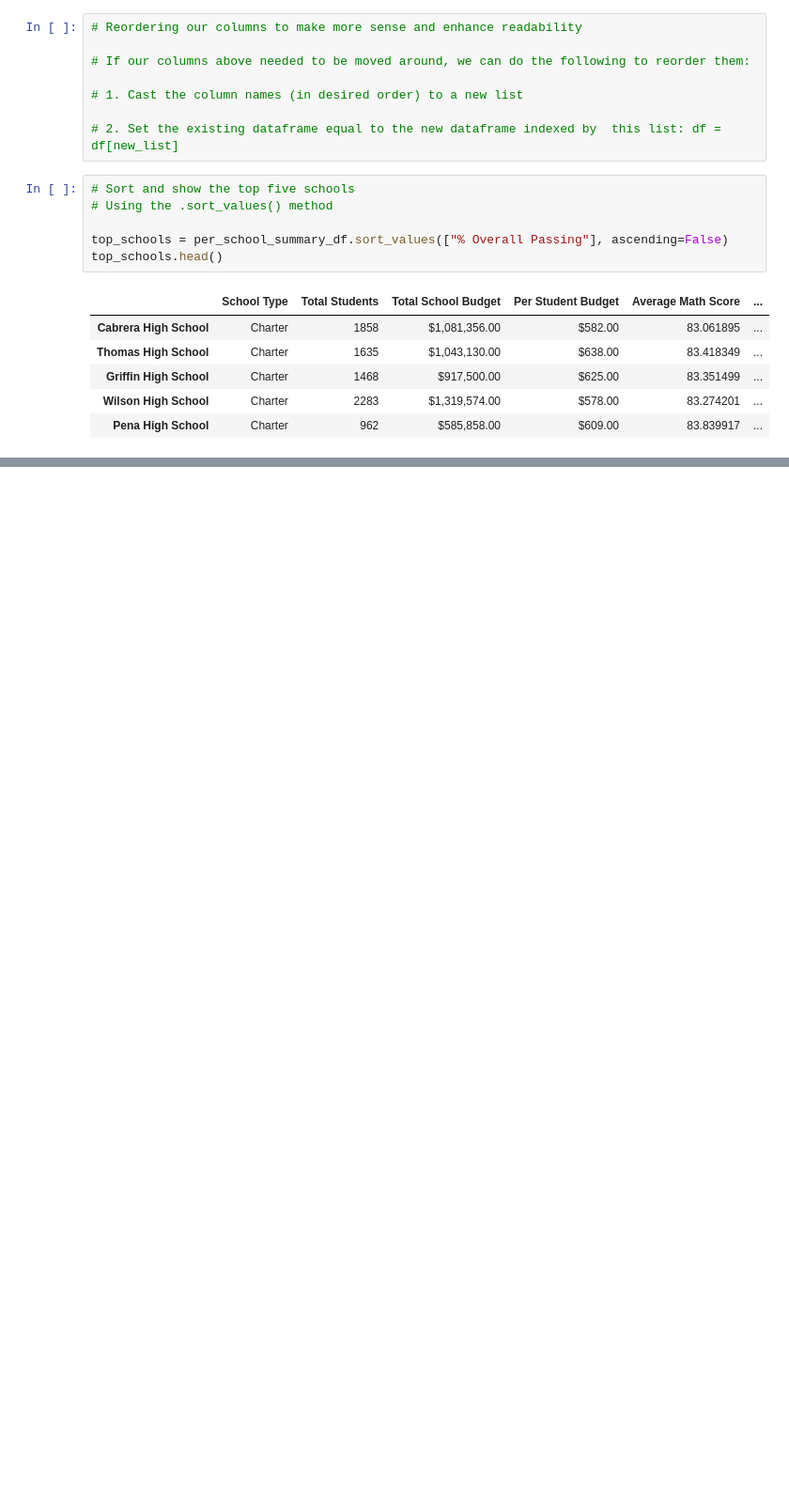
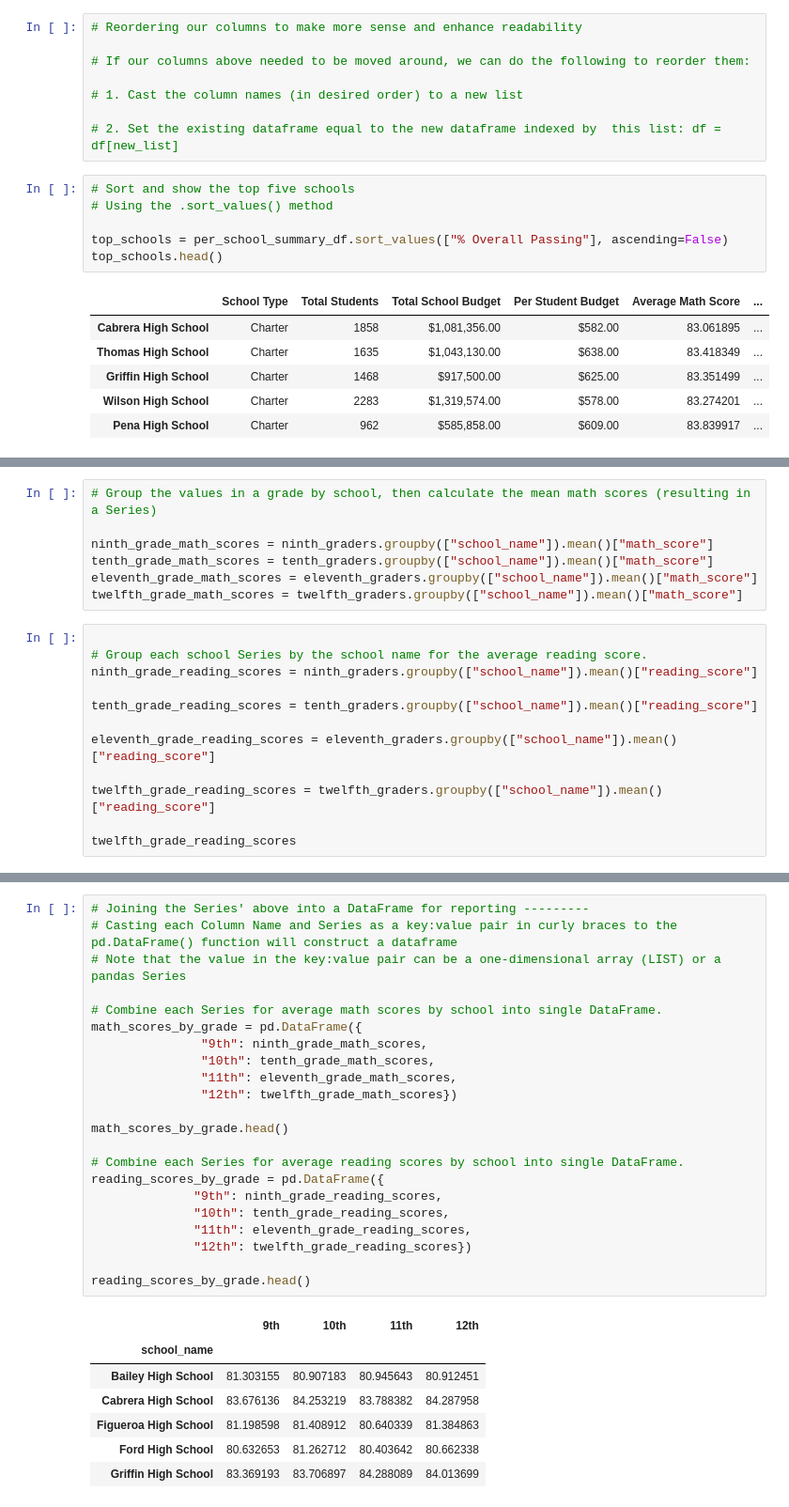
Before and after one commit to svmanohar/School_District_Analysis, a Jupyter notebook: PyCitySchools.ipynb, the cells around one changed output, grey strips where cells are left out. Shown at 94% size. Drawn from its saved outputs; the diff is of its cells as text; blank space fills up the shorter version.

```diff
--- a/PyCitySchools.ipynb
+++ b/PyCitySchools.ipynb
@@ -633,0 +661,19 @@ bottom_schools.head()
+# %%
+# Group the values in a grade by school, then calculate the mean math scores (resulting in a Series)
+
+ninth_grade_math_scores = ninth_graders.groupby(["school_name"]).mean()["math_score"]
+tenth_grade_math_scores = tenth_graders.groupby(["school_name"]).mean()["math_score"]
+eleventh_grade_math_scores = eleventh_graders.groupby(["school_name"]).mean()["math_score"]
+twelfth_grade_math_scores = twelfth_graders.groupby(["school_name"]).mean()["math_score"]
+# %%
+
+# Group each school Series by the school name for the average reading score.
+ninth_grade_reading_scores = ninth_graders.groupby(["school_name"]).mean()["reading_score"]
+
+tenth_grade_reading_scores = tenth_graders.groupby(["school_name"]).mean()["reading_score"]
+
+eleventh_grade_reading_scores = eleventh_graders.groupby(["school_name"]).mean()["reading_score"]
+
+twelfth_grade_reading_scores = twelfth_graders.groupby(["school_name"]).mean()["reading_score"]
+
+twelfth_grade_reading_scores
@@ -633,0 +698,30 @@ bottom_schools.head()
+# %%
+# Joining the Series' above into a DataFrame for reporting ---------
+# Casting each Column Name and Series as a key:value pair in curly braces to the pd.DataFrame() function will construct a dataframe
+# Note that the value in the key:value pair can be a one-dimensional array (LIST) or a pandas Series
+
+# Combine each Series for average math scores by school into single DataFrame.
+math_scores_by_grade = pd.DataFrame({
+               "9th": ninth_grade_math_scores,
+               "10th": tenth_grade_math_scores,
+               "11th": eleventh_grade_math_scores,
+               "12th": twelfth_grade_math_scores})
+
+math_scores_by_grade.head()
+
+# Combine each Series for average reading scores by school into single DataFrame.
+reading_scores_by_grade = pd.DataFrame({
+              "9th": ninth_grade_reading_scores,
+              "10th": tenth_grade_reading_scores,
+              "11th": eleventh_grade_reading_scores,
+              "12th": twelfth_grade_reading_scores})
+
+reading_scores_by_grade.head()
+# %% [output]
+|  | 9th | 10th | 11th | 12th |
+| school_name |  |  |  |  |
+| Bailey High School | 81.303155 | 80.907183 | 80.945643 | 80.912451 |
+| Cabrera High School | 83.676136 | 84.253219 | 83.788382 | 84.287958 |
+| Figueroa High School | 81.198598 | 81.408912 | 80.640339 | 81.384863 |
+| Ford High School | 80.632653 | 81.262712 | 80.403642 | 80.662338 |
+| Griffin High School | 83.369193 | 83.706897 | 84.288089 | 84.013699 |
```
Also changed, not shown: parts of 3 cells of this notebook.
